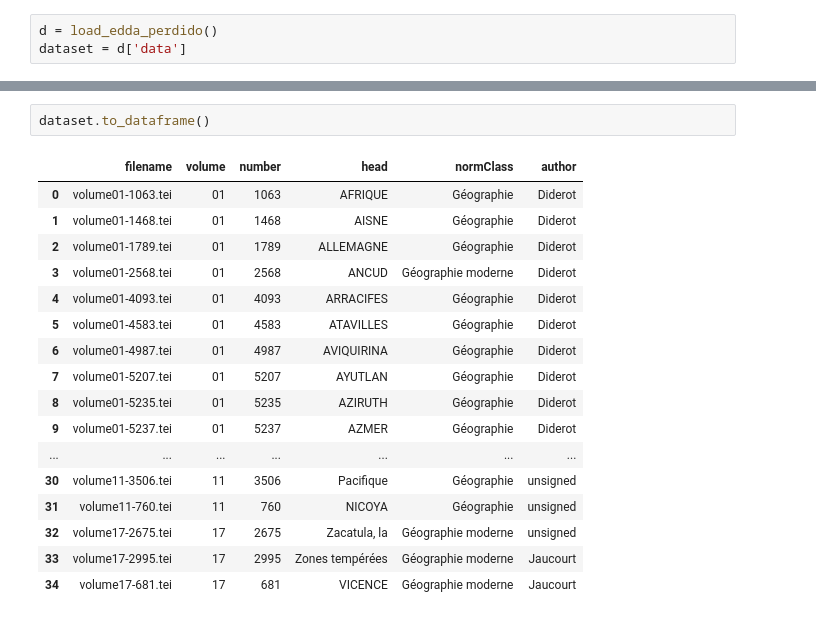
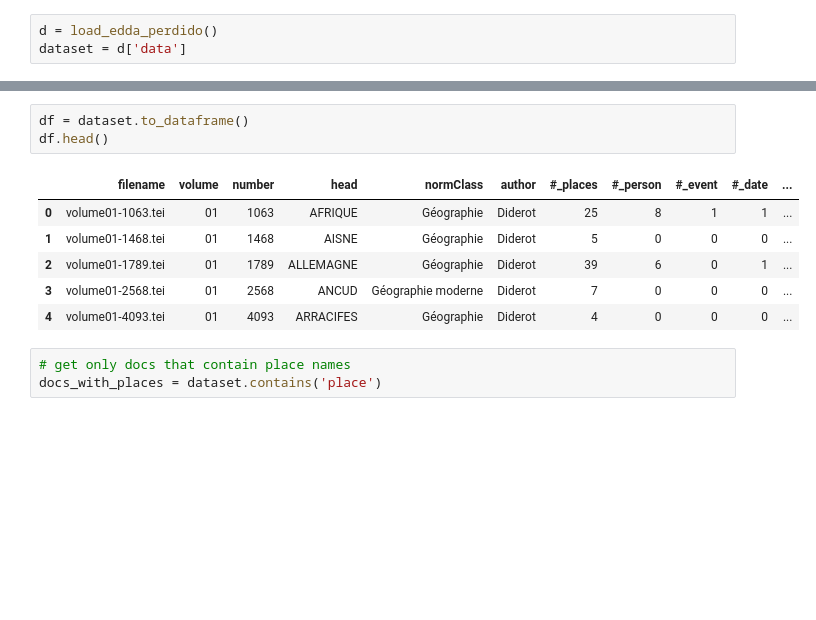
Before and after one commit to ludovicmoncla/SunoikisisDC-Summer2022-Session9, a Jupyter notebook: GeoparsingEncyclopedie.ipynb, the cells around one changed output, grey strips where cells are left out. Cells and saved outputs as stored; diff of their text form; blank space fills up the shorter version.

```diff
--- a/GeoparsingEncyclopedie.ipynb
+++ b/GeoparsingEncyclopedie.ipynb
@@ -421,23 +421,16 @@ for index, doc in enumerate(dataset):
 {'filename': 'volume17-2675.tei', 'volume': '17', 'number': '2675', 'head': 'Zacatula, la', 'normClass': 'Géographie moderne', 'author': 'unsigned'}
 {'filename': 'volume17-2995.tei', 'volume': '17', 'number': '2995', 'head': 'Zones tempérées', 'normClass': 'Géographie moderne', 'author': 'Jaucourt'}
 {'filename': 'volume17-681.tei', 'volume': '17', 'number': '681', 'head': 'VICENCE', 'normClass': 'Géographie moderne', 'author': 'Jaucourt'}
-# %%
-dataset.to_dataframe()
-# %% [output]
-|  | filename | volume | number | head | normClass | author |
-| 0 | volume01-1063.tei | 01 | 1063 | AFRIQUE | Géographie | Diderot |
-| 1 | volume01-1468.tei | 01 | 1468 | AISNE | Géographie | Diderot |
-| 2 | volume01-1789.tei | 01 | 1789 | ALLEMAGNE | Géographie | Diderot |
-| 3 | volume01-2568.tei | 01 | 2568 | ANCUD | Géographie moderne | Diderot |
-| 4 | volume01-4093.tei | 01 | 4093 | ARRACIFES | Géographie | Diderot |
-| 5 | volume01-4583.tei | 01 | 4583 | ATAVILLES | Géographie | Diderot |
-| 6 | volume01-4987.tei | 01 | 4987 | AVIQUIRINA | Géographie | Diderot |
-| 7 | volume01-5207.tei | 01 | 5207 | AYUTLAN | Géographie | Diderot |
-| 8 | volume01-5235.tei | 01 | 5235 | AZIRUTH | Géographie | Diderot |
-| 9 | volume01-5237.tei | 01 | 5237 | AZMER | Géographie | Diderot |
-| ... | ... | ... | ... | ... | ... | ... |
-| 30 | volume11-3506.tei | 11 | 3506 | Pacifique | Géographie | unsigned |
-| 31 | volume11-760.tei | 11 | 760 | NICOYA | Géographie | unsigned |
-| 32 | volume17-2675.tei | 17 | 2675 | Zacatula, la | Géographie moderne | unsigned |
-| 33 | volume17-2995.tei | 17 | 2995 | Zones tempérées | Géographie moderne | Jaucourt |
-| 34 | volume17-681.tei | 17 | 681 | VICENCE | Géographie moderne | Jaucourt |
+# %%
+df = dataset.to_dataframe()
+df.head()
+# %% [output]
+|  | filename | volume | number | head | normClass | author | #_places | #_person | #_event | #_date | ... |
+| 0 | volume01-1063.tei | 01 | 1063 | AFRIQUE | Géographie | Diderot | 25 | 8 | 1 | 1 | ... |
+| 1 | volume01-1468.tei | 01 | 1468 | AISNE | Géographie | Diderot | 5 | 0 | 0 | 0 | ... |
+| 2 | volume01-1789.tei | 01 | 1789 | ALLEMAGNE | Géographie | Diderot | 39 | 6 | 0 | 1 | ... |
+| 3 | volume01-2568.tei | 01 | 2568 | ANCUD | Géographie moderne | Diderot | 7 | 0 | 0 | 0 | ... |
+| 4 | volume01-4093.tei | 01 | 4093 | ARRACIFES | Géographie | Diderot | 4 | 0 | 0 | 0 | ... |
+# %%
+# get only docs that contain place names
+docs_with_places = dataset.contains('place')
```
Also changed, not shown: parts of 1 cell of this notebook.
